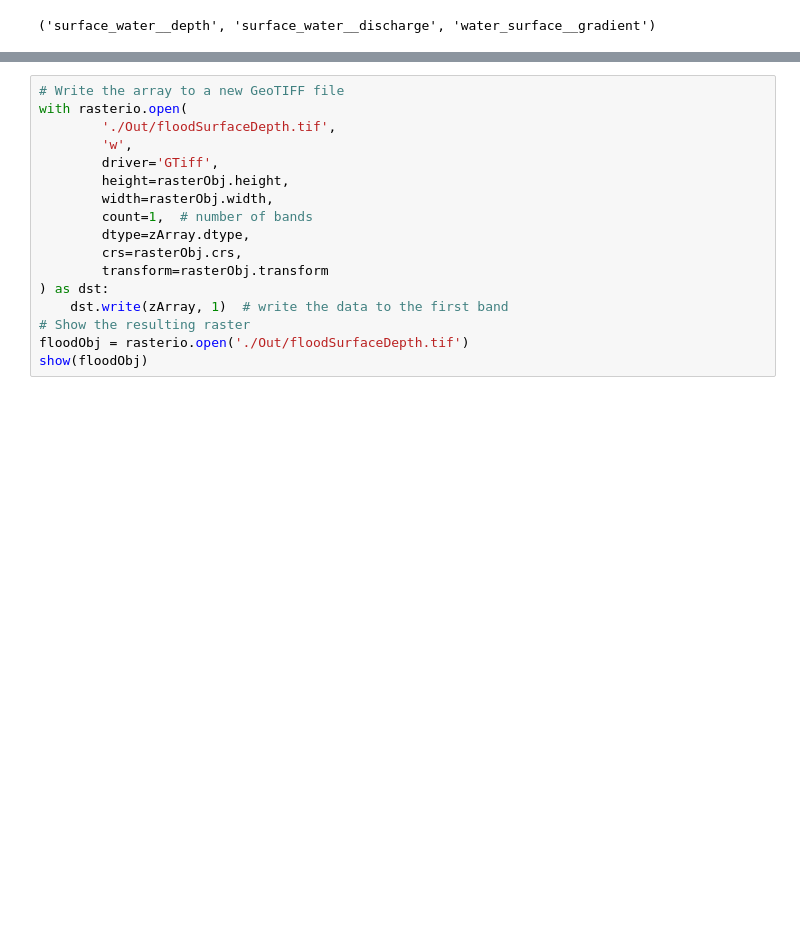
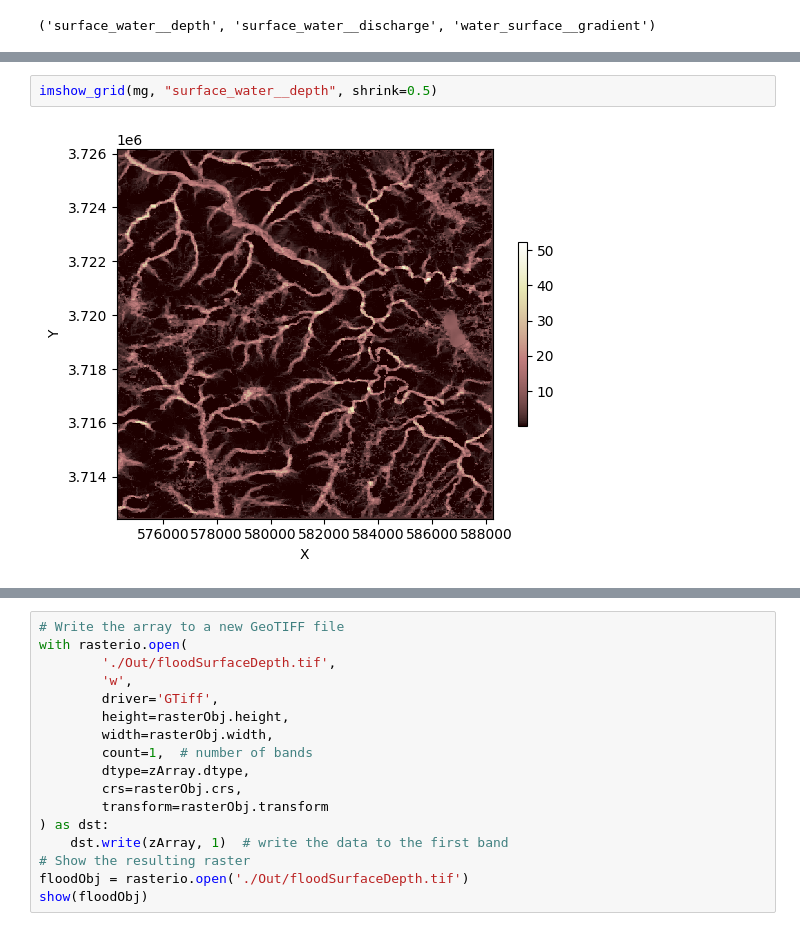
Before and after one commit to JuanGuerrero09/dampy, a Jupyter notebook: test.ipynb, the cells around one changed output, grey strips where cells are left out. Drawn from its saved outputs; the diff is of its cells as text; blank space fills up the shorter version.

```diff
--- a/test.ipynb
+++ b/test.ipynb
@@ -154,3 +147,7 @@ imshow_grid(mg, "surface_water__depth", shrink=0.5)
+# %%
+imshow_grid(mg, "surface_water__depth", shrink=0.5)
+# %% [output]
+[figure, added]
 # %%
 from matplotlib import pyplot as plt
 
```
Also changed, not shown: parts of 27 cells of this notebook, 54 other files.
